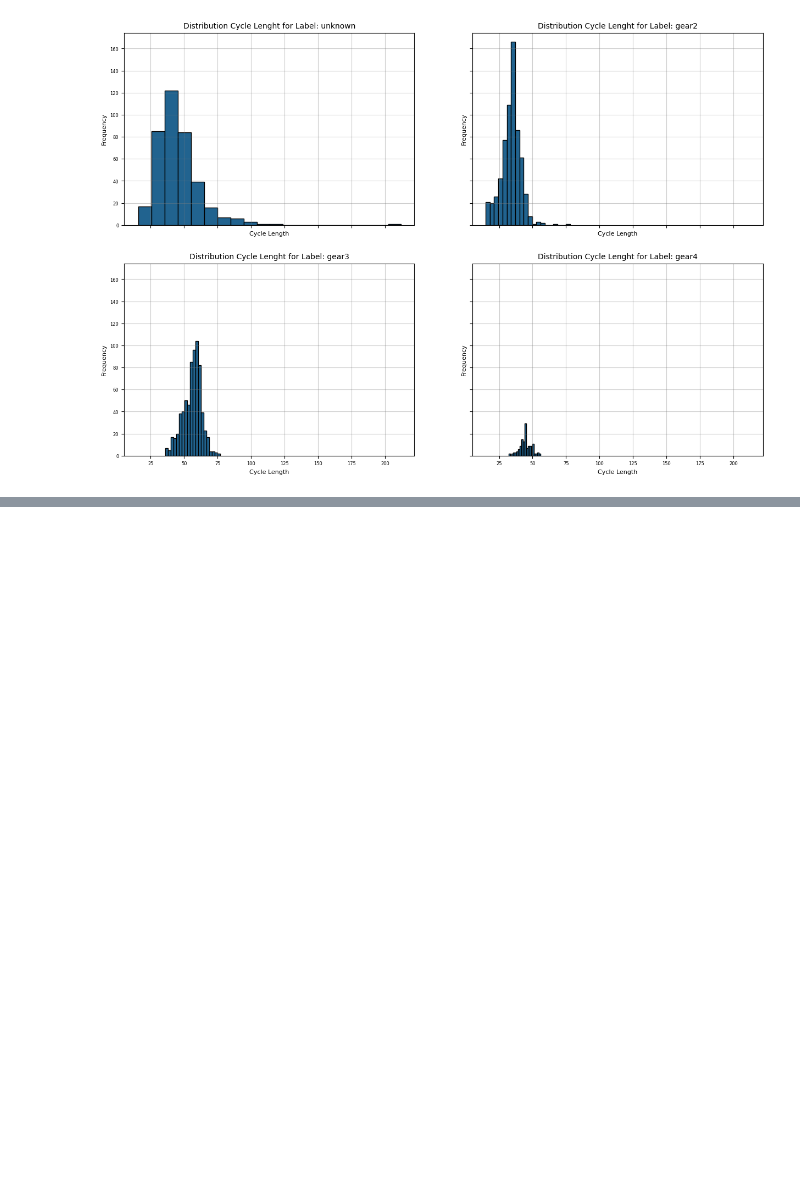
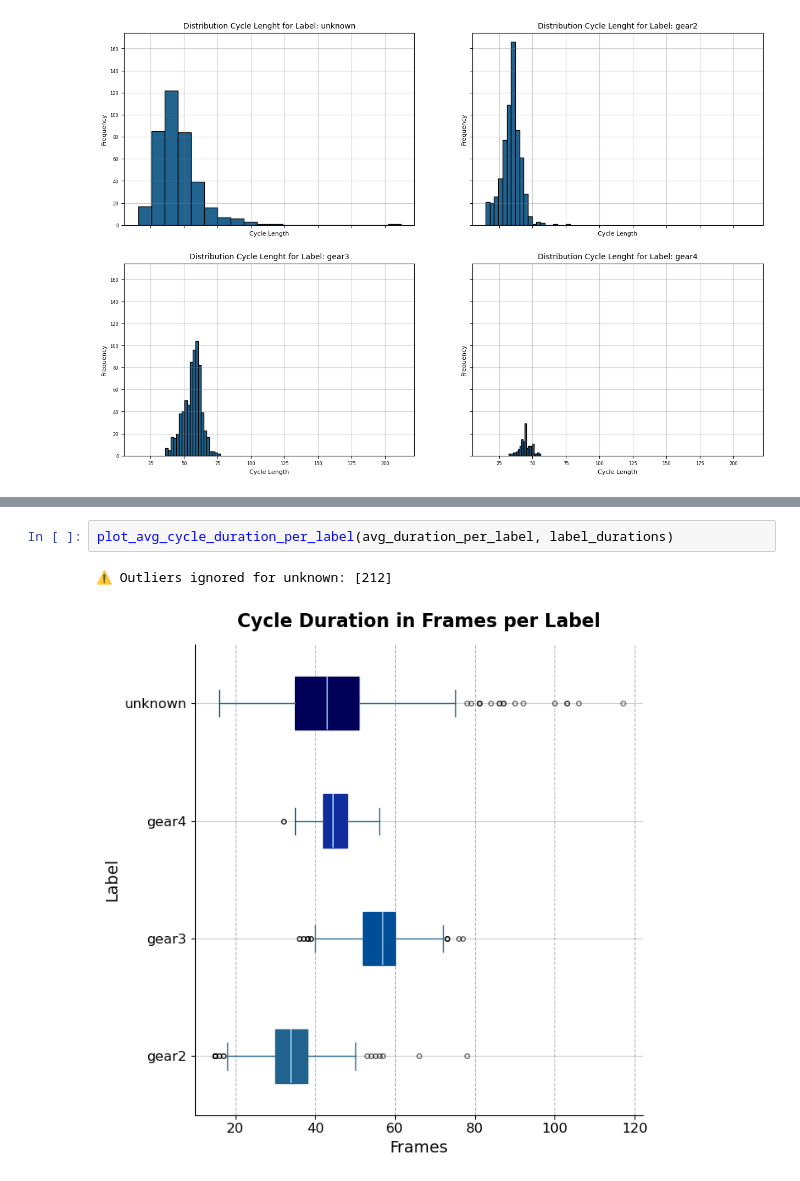
Before and after one commit to brittawi/SkiersProject, a Jupyter notebook: classification/cycle_stats/cycle_stats.ipynb, the cells around one changed output, grey strips where cells are left out. Cells and saved outputs as stored; diff of their text form; blank space fills up the shorter version.

```diff
--- a/classification/cycle_stats/cycle_stats.ipynb
+++ b/classification/cycle_stats/cycle_stats.ipynb
@@ -303,0 +406,5 @@ plot_labels_per_skier(skier_label_distribution)
+# %%
+plot_avg_cycle_duration_per_label(avg_duration_per_label, label_durations)
+# %% [output]
+⚠️ Outliers ignored for unknown: [212]
+[figure, added]
```
Also changed, not shown: parts of 3 cells of this notebook.
